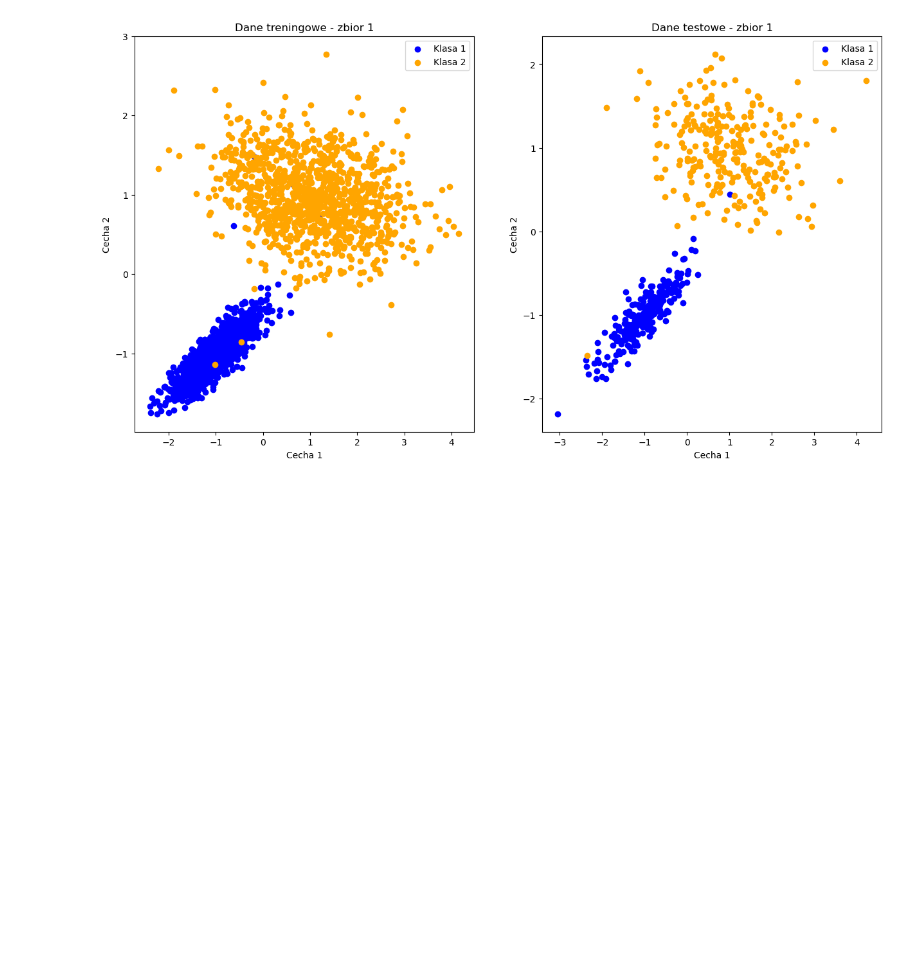
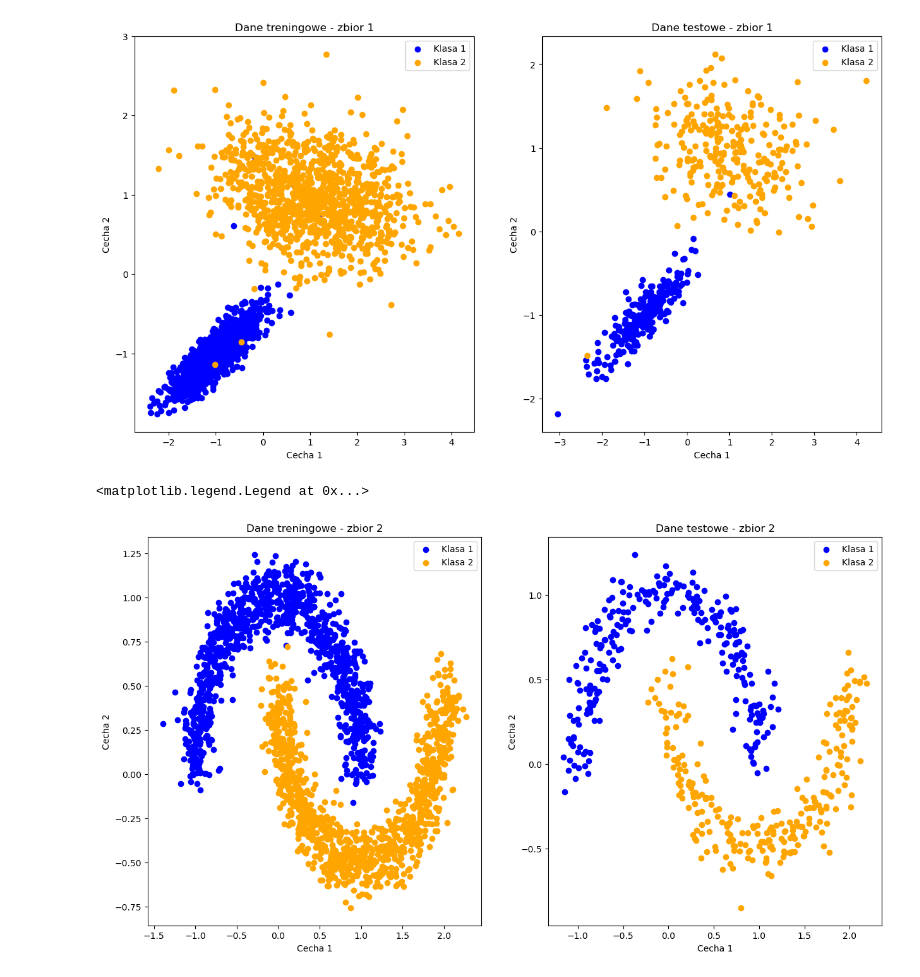
Before and after one commit to HaZhul/ML-models, a Jupyter notebook: 5Decision_Tree/decision_tree.ipynb, the cells around one changed output. Cells and saved outputs as stored; diff of their text form; code cells hidden in the pictures; blank space fills up the shorter version.

```diff
--- a/5Decision_Tree/decision_tree.ipynb
+++ b/5Decision_Tree/decision_tree.ipynb
@@ -77,6 +158,41 @@ ax.legend()
 # %% [output]
 <matplotlib.legend.Legend at 0x...>
 [figure]
+# %%
+from sklearn.datasets import make_moons
+
+# Dane wejsciowe
+X_m, t_m = make_moons(n_samples=2597, random_state=index, noise=0.1)
+
+#Podzial na podzbiory
+X_train_M, X_test_M, y_train_M, y_test_M = train_test_split(X_m, t_m, test_size=0.2, random_state=index)
+
+# Podzial zbiorow na klasy w celu ich wyswietlenia
+klasa_0_train_M = X_train_M[(y_train_M == 0)]
+klasa_1_train_M = X_train_M[(y_train_M == 1)]
+klasa_0_test_M = X_test_M[(y_test_M == 0)]
+klasa_1_test_M = X_test_M[(y_test_M == 1)]
+
+# Wyswietlenie danych
+_, axs = plt.subplots(1, 2, figsize=(15, 8))
+ax = axs[0]
+ax.scatter(klasa_0_train_M[:,0], klasa_0_train_M[:,1], c = "blue", label="Klasa 1")
+ax.scatter(klasa_1_train_M[:,0], klasa_1_train_M[:,1], c = "orange", label="Klasa 2")
+ax.set_title("Dane treningowe - zbior 2")
+ax.set_xlabel("Cecha 1")
+ax.set_ylabel("Cecha 2")
+ax.legend()
+
+ax = axs[1]
+ax.scatter(klasa_0_test_M[:,0], klasa_0_test_M[:,1], c = "blue", label="Klasa 1")
+ax.scatter(klasa_1_test_M[:,0], klasa_1_test_M[:,1], c = "orange", label="Klasa 2")
+ax.set_title("Dane testowe - zbior 2")
+ax.set_xlabel("Cecha 1")
+ax.set_ylabel("Cecha 2")
+ax.legend()
+# %% [output]
+<matplotlib.legend.Legend at 0x...>
+[figure, added]
 # %%
 # Dane wejsciowe
 X, t = make_classification(n_samples=2597, n_features=4, n_informative=4, n_repeated=0, n_clusters_per_class=5, random_state=index, hypercube=False, n_redundant=0, class_sep=20)
```
Also changed, not shown: parts of 16 cells of this notebook.
